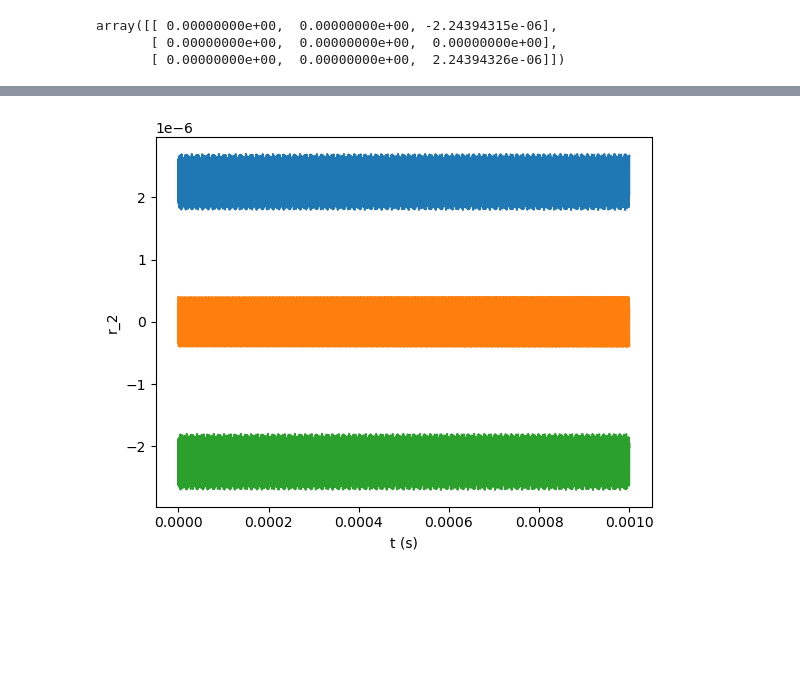
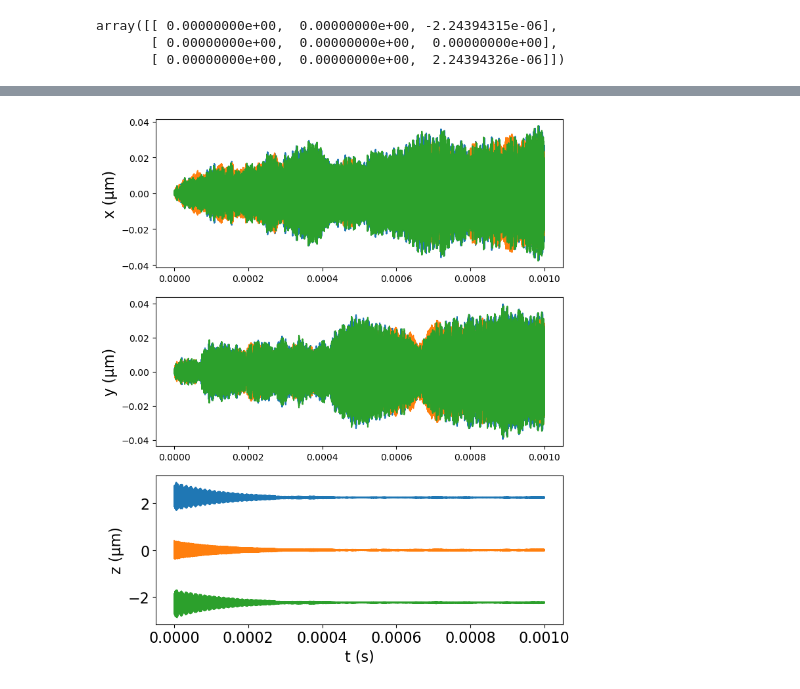
Before and after one commit to code-sc/ion-trap-simulation, a Jupyter notebook: simulation_code.ipynb, the cells around one changed output, grey strips where cells are left out. Drawn from its saved outputs; the diff is of its cells as text; code cells hidden in the pictures; blank space fills up the shorter version.

```diff
--- a/simulation_code.ipynb
+++ b/simulation_code.ipynb
@@ -154,7 +209,7 @@ NameError: name 'eval_solver' is not defined
 # Physical constants
 m = 10
 k = 10
-b = 3
+b = 0.1
 
 # Other constants
 omega = np.sqrt(k / m)
@@ -274,7 +349,7 @@ Z = 1
 e = 1.60217883e-19
 eps0 = 8.854187817e-12
 M_Yb = 2.8733965e-25
-nu = 0.25e6 * 2*np.pi
+nu = 1.5 * 2*np.pi*1e6 # 0.25e6 * 2*np.pi
 
 # dimensionless scale factors
 l0 = ((Z*Z * e*e) / (4 * np.pi * eps0 * M_Yb * nu*nu)) ** (1/3)
@@ -703,4 +838,26 @@ wz = 1.5 * 2*np.pi*1e6
 # %% [output]
 F0: [2.12791231e-20 2.12791231e-20 2.12791231e-20]
 kappa: -0.18435558505244917
+# %%
+# Mathieu Stability Parameters
+def a(R, k, qm, Omega, U_RF, U_0):
+    ax = (4*qm/(Omega**2)) * (U_RF/(R**2) - k*U_0)
+    ay = -(4*qm/(Omega**2)) * (U_RF/(R**2) + k*U_0)
+    return ax, ay
+
+def q(R, k, qm, Omega, V_RF):
+    qx = (2*qm*V) / ((R**2) * (Omega**2))
+    qy = -(2*qm*V) / ((R**2) * (Omega**2))
+    return qx, qy
+
+R = 1e-6   # ion-electrode distance
+k = 1                   # geometric fudge factor
+qm = (Z*e) / M_Yb       # ion charge-to-mass ratio
+Omega = 30 * 1e6        # RF Frequency
+U = 10                  # DC Potential (could use ion-ion spacing)
+V = 100                 # RF Potential
+
+print(f"a: {a(R, k, qm, Omega, U, V)}, q: {q(R, k, qm, Omega, V)}")
+
+# outputs: secular frequency (in three directions), angles of secular motion, a (x,y,z), q (x,y,z)
 # %%
@@ -922,15 +1115,24 @@ err_sim = np.array(err_sim).reshape((-1, n, 3))
 # %%
 # Plot simulated ion trajectories
 dim = 2
+fig, ax = plt.subplots(3, figsize=(8, 10))
 for k in range(n):
     # plt.plot(np.linspace(0, T, int(T / dt)+1), r_sim[:,k,dim])
-    plt.plot(t_sim, r_sim[:,k,dim])
+    # plt.plot(t_sim, r_sim[:,k,dim])
     # plt.plot(t_sim, err_sim[:,k,dim])
+    ax[0].plot(t_sim, r_sim[:,k,0] / 1e-6)
+    ax[0].set_ylabel("x (µm)", fontsize=16)
+    ax[1].plot(t_sim, r_sim[:,k,1] / 1e-6)
+    ax[1].set_ylabel("y (µm)", fontsize=16)
+    ax[2].plot(t_sim, r_sim[:,k,2] / 1e-6)
+    ax[2].set_ylabel("z (µm)", fontsize=16)
+    ax[2].tick_params(axis="x", labelsize=16)
+    ax[2].tick_params(axis="y", labelsize=16)
 # plt.plot(np.linspace(0,T,int(T / dt)+1), r_sim[:,0,2])
-plt.ylabel(f"r_{dim}")
-plt.xlabel("t (s)")
-# plt.xlim(0, 1e-9)
-# plt.ylim(0, 2e-7)
+# plt.ylabel(f"r_{dim}")
+plt.xlabel("t (s)", fontsize=16)
+# plt.xlim(0, 1e-3)
+# plt.ylim(-2e-5, 2e-5)
 plt.show()
 # %% [output]
-[figure, old version]
+[figure, new version]
```
Also changed, not shown: parts of 92 cells of this notebook, 10 other files.
